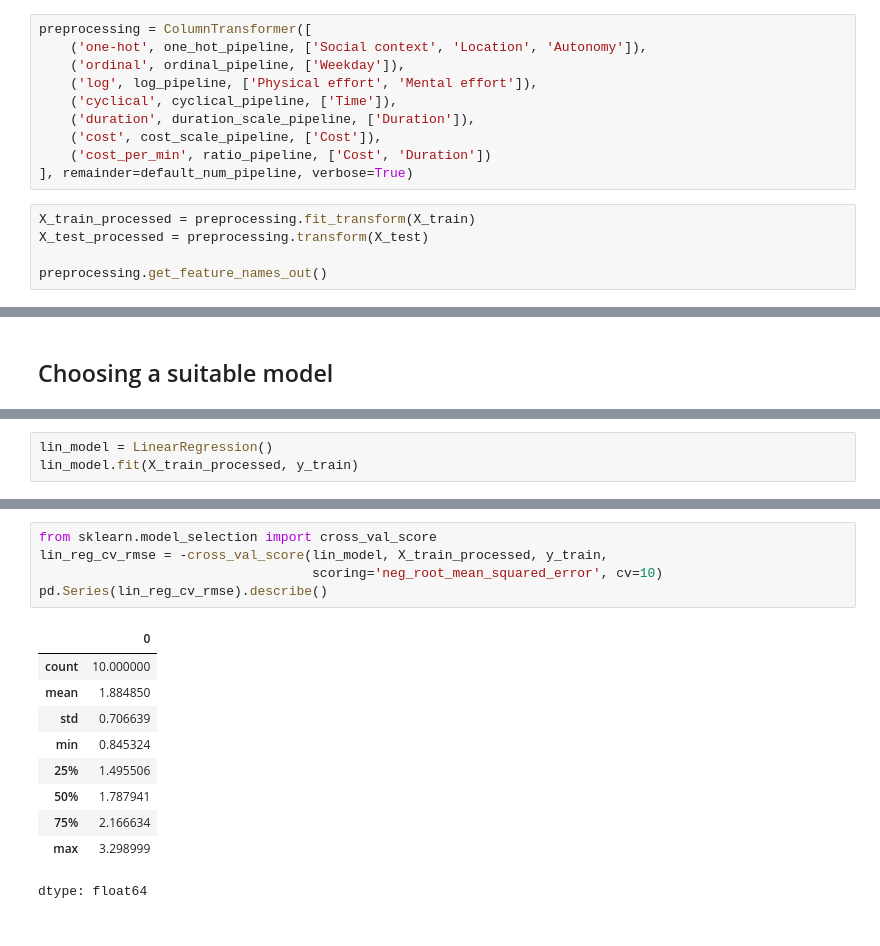
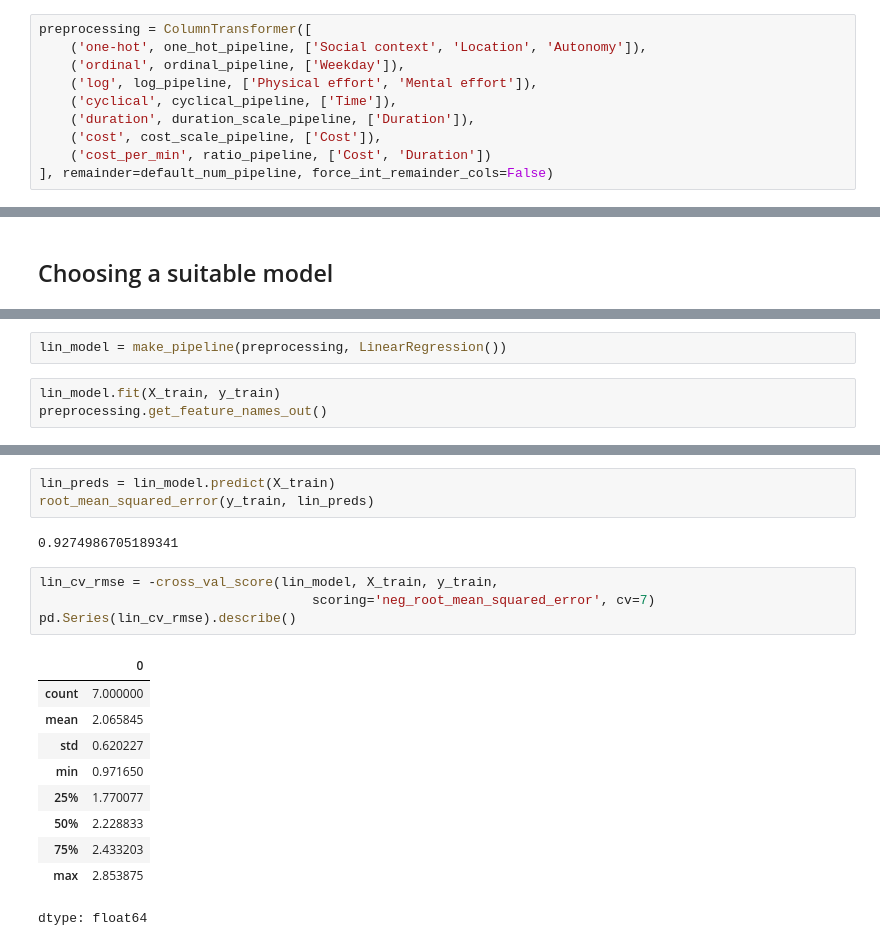
Before and after one commit to mikhail-mat/activity-satisfaction, a Jupyter notebook: model.ipynb, the cells around one changed output, grey strips where cells are left out. Cells and saved outputs as stored; diff of their text form.

```diff
--- a/model.ipynb
+++ b/model.ipynb
@@ -260,9 +261,4 @@ preprocessing = ColumnTransformer([
     ('duration', duration_scale_pipeline, ['Duration']),
     ('cost', cost_scale_pipeline, ['Cost']),
     ('cost_per_min', ratio_pipeline, ['Cost', 'Duration'])
-], remainder=default_num_pipeline, verbose=True)
+], remainder=default_num_pipeline, force_int_remainder_cols=False)
-# %%
-X_train_processed = preprocessing.fit_transform(X_train)
-X_test_processed = preprocessing.transform(X_test)
-
-preprocessing.get_feature_names_out()
@@ -300,4 +269,6 @@ array(['one-hot__Social context_Alone', 'one-hot__Social context_Class',
+# %%
+lin_model = make_pipeline(preprocessing, LinearRegression())
 # %%
-lin_model = LinearRegression()
-lin_model.fit(X_train_processed, y_train)
+lin_model.fit(X_train, y_train)
+preprocessing.get_feature_names_out()
 # %% [output]
@@ -305,16 +295,20 @@ LinearRegression()
+# %%
+lin_preds = lin_model.predict(X_train)
+root_mean_squared_error(y_train, lin_preds)
+# %% [output]
+0.9274986705189341
 # %%
-from sklearn.model_selection import cross_val_score
-lin_reg_cv_rmse = -cross_val_score(lin_model, X_train_processed, y_train,
-                                   scoring='neg_root_mean_squared_error', cv=10)
-pd.Series(lin_reg_cv_rmse).describe()
+lin_cv_rmse = -cross_val_score(lin_model, X_train, y_train,
+                                   scoring='neg_root_mean_squared_error', cv=7)
+pd.Series(lin_cv_rmse).describe()
 # %% [output]
 |  | 0 |
-| count | 10.000000 |
-| mean | 1.884850 |
-| std | 0.706639 |
-| min | 0.845324 |
-| 25% | 1.495506 |
-| 50% | 1.787941 |
-| 75% | 2.166634 |
-| max | 3.298999 |
+| count | 7.000000 |
+| mean | 2.065845 |
+| std | 0.620227 |
+| min | 0.971650 |
+| 25% | 1.770077 |
+| 50% | 2.228833 |
+| 75% | 2.433203 |
+| max | 2.853875 |
 dtype: float64
```
Also changed, not shown: parts of 25 cells of this notebook.
